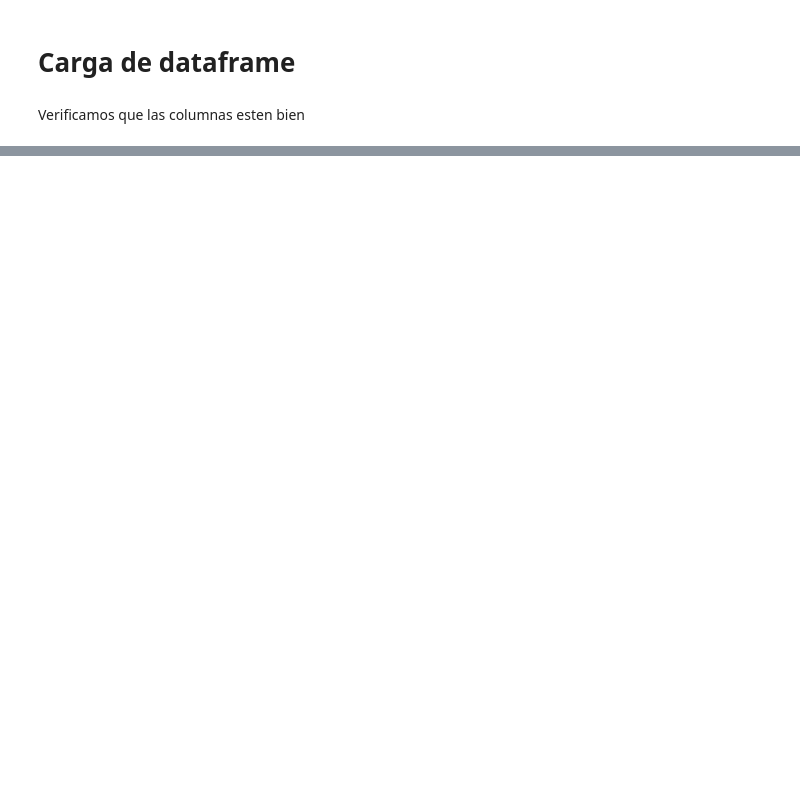
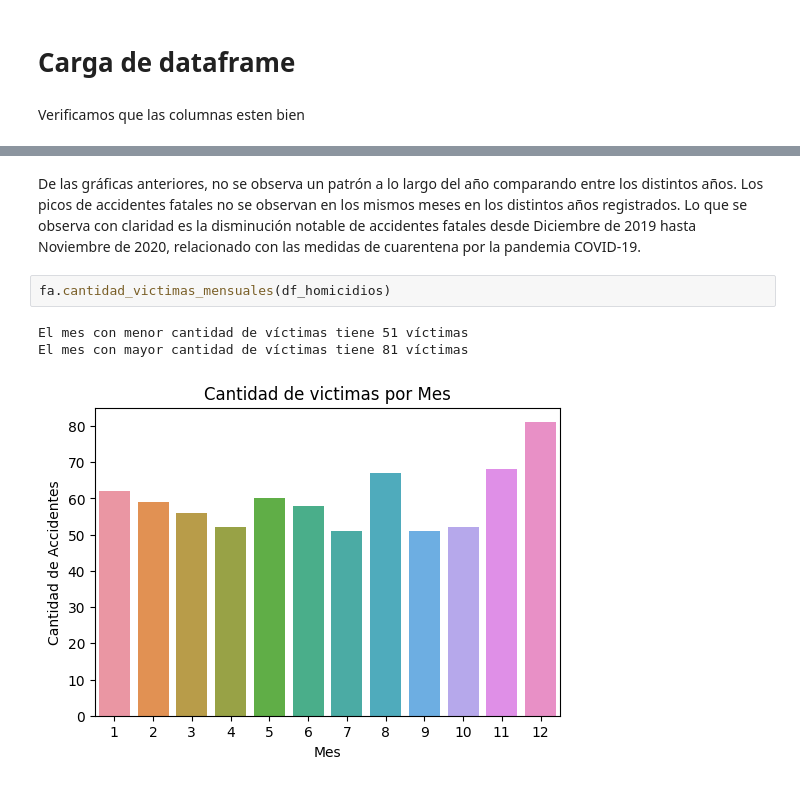
Before and after one commit to jrguignan/Proyecto-Siniestros_Viales-Data_Analyst, a Jupyter notebook: ETL - EDA.ipynb, the cells around one changed output, grey strips where cells are left out. Drawn from its saved outputs; the diff is of its cells as text; blank space fills up the shorter version.

```diff
--- a/ETL - EDA.ipynb
+++ b/ETL - EDA.ipynb
@@ -411,0 +500,8 @@ df_homicidios.to_csv(os.path.join('dataframe','df_clean.csv'), index=False)
+# %% [markdown]
+De las gráficas anteriores, no se observa un patrón a lo largo del año comparando entre los distintos años. Los picos de accidentes fatales no se observan en los mismos meses en los distintos años registrados. Lo que se observa con claridad es la disminución notable de accidentes fatales desde Diciembre de 2019 hasta Noviembre de 2020, relacionado con las medidas de cuarentena por la pandemia COVID-19.
+# %%
+fa.cantidad_victimas_mensuales(df_homicidios)
+# %% [output]
+El mes con menor cantidad de víctimas tiene 51 víctimas
+El mes con mayor cantidad de víctimas tiene 81 víctimas
+[figure, added]
```
Also changed, not shown: parts of 50 cells of this notebook, 9 other files.
